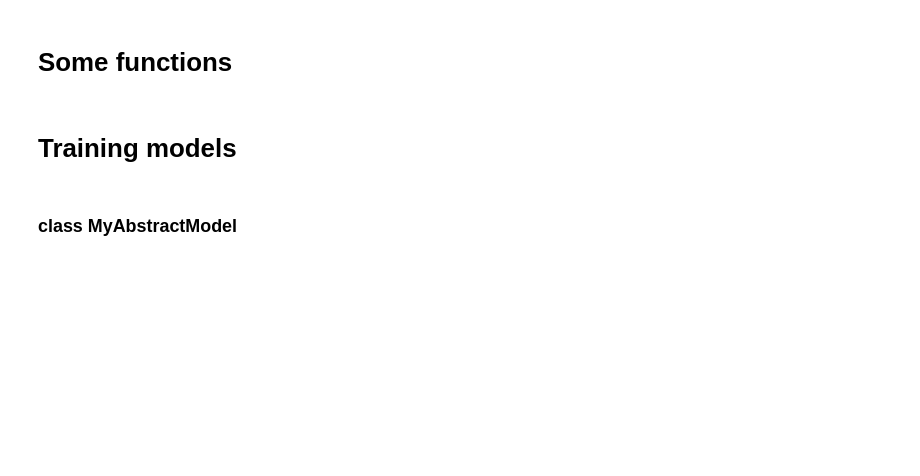
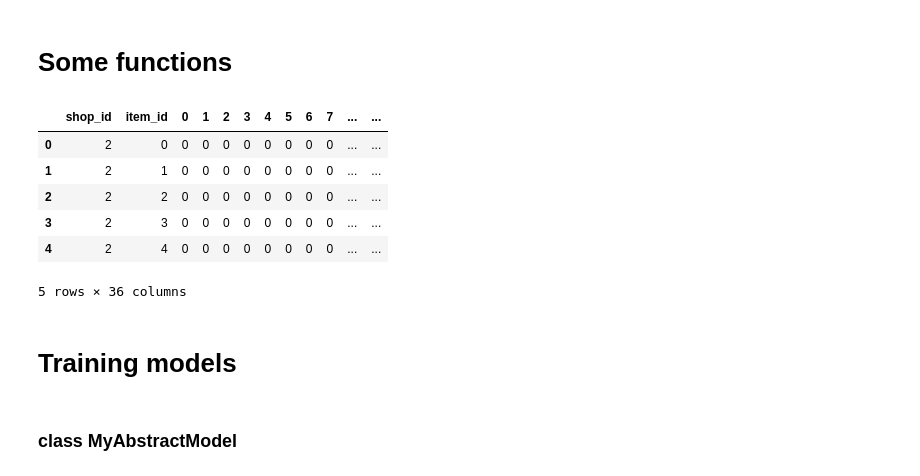
Before and after one commit to vkhmara/EPAM-Internship, a Jupyter notebook: Predict future sales/Experiments.ipynb, the cells around one changed output. Cells and saved outputs as stored; diff of their text form; code cells hidden in the pictures; blank space fills up the shorter version.

```diff
--- a/Predict future sales/Experiments.ipynb
+++ b/Predict future sales/Experiments.ipynb
@@ -57,6 +60,18 @@ def submit(y_predicted):
     submission.item_cnt_month = y_predicted
     submission.to_csv(f'data/my_submission_{n}.csv', index=None)
     return f'data/my_submission_{n}.csv'
+# %%
+all_series = pd.read_pickle('data/all_series.pickle', compression='bz2')
+# %%
+all_series.head()
+# %% [output]
+|  | shop_id | item_id | 0 | 1 | 2 | 3 | 4 | 5 | 6 | 7 | ... | ... |
+| 0 | 2 | 0 | 0 | 0 | 0 | 0 | 0 | 0 | 0 | 0 | ... | ... |
+| 1 | 2 | 1 | 0 | 0 | 0 | 0 | 0 | 0 | 0 | 0 | ... | ... |
+| 2 | 2 | 2 | 0 | 0 | 0 | 0 | 0 | 0 | 0 | 0 | ... | ... |
+| 3 | 2 | 3 | 0 | 0 | 0 | 0 | 0 | 0 | 0 | 0 | ... | ... |
+| 4 | 2 | 4 | 0 | 0 | 0 | 0 | 0 | 0 | 0 | 0 | ... | ... |
+5 rows × 36 columns
 # %% [markdown]
 # Training models
 # %% [markdown]
```
Also changed, not shown: parts of 47 cells of this notebook.
